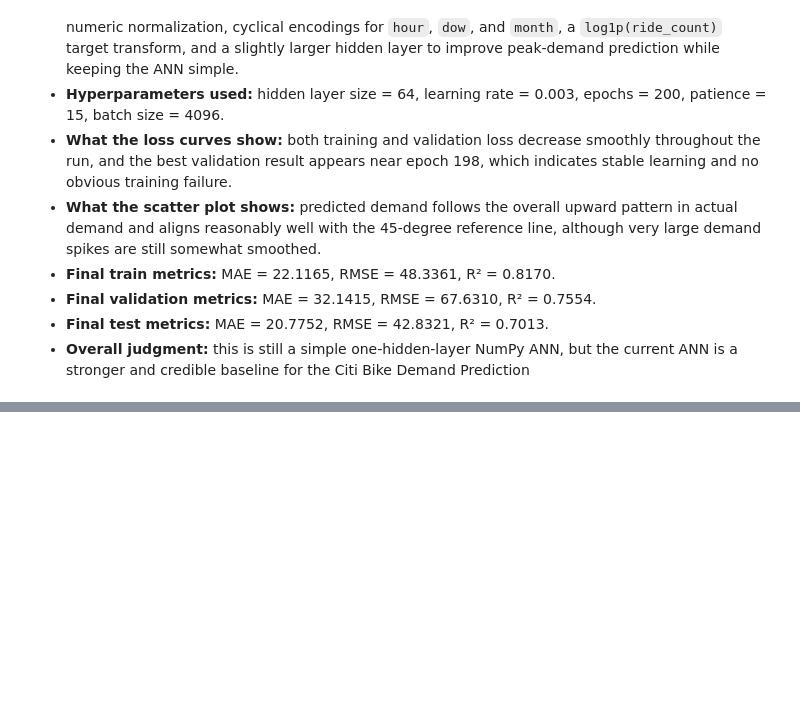
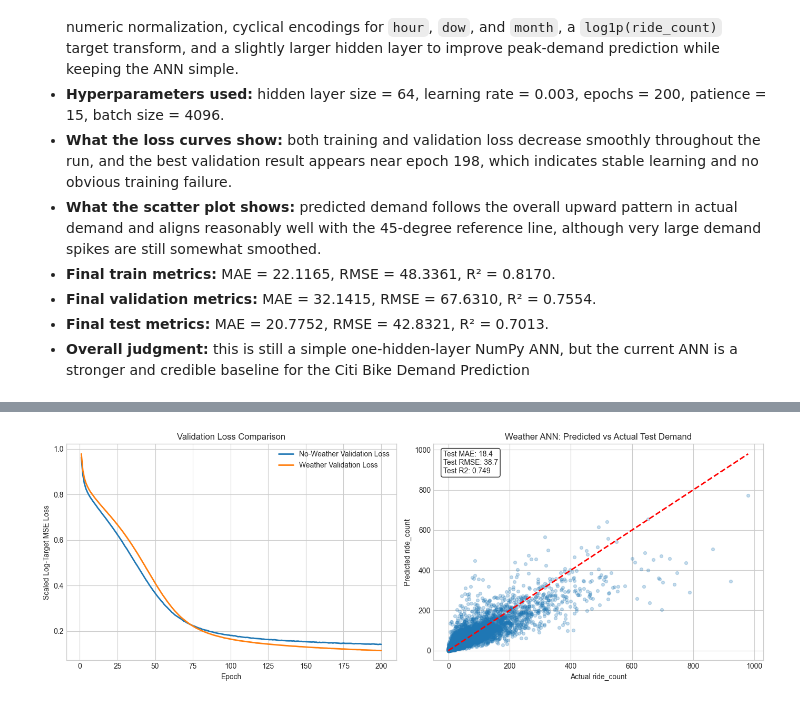
Before and after one commit to melody1030/PAML-Final-Citibike, a Jupyter notebook: ann_demand_prediction.ipynb, the cells around one changed output, grey strips where cells are left out. Cells and saved outputs as stored; diff of their text form; code cells hidden in the pictures; blank space fills up the shorter version.

Commit message:
Update ANN demand prediction notebook

```diff
--- a/ann_demand_prediction.ipynb
+++ b/ann_demand_prediction.ipynb
@@ -102,6 +102,10 @@ The notebook starts from the proposal feature set:
 
 A small practical improvement is used for time variables: when `hour`, `dow`, or `month` are available, they are converted into simple **cyclical sine/cosine features**. This keeps the ANN simple while representing repeating calendar structure more naturally than raw integers alone.
 # %%
+TARGET = 'ride_count'
+if TARGET not in df.columns:
+    raise KeyError(f"Target column '{TARGET}' was not found in the dataset.")
+
 work_df = df.copy()
 
 raw_temporal_candidates = ['hour', 'dow', 'month', 'is_weekend']
@@ -131,7 +135,7 @@ for col in available_temporal_raw + available_weather_numeric + [TARGET]:
 
 # Cyclical encodings help a simple ANN represent repeating time structure.
 # Convert repeating time variables into sine/cosine pairs so the ANN treats
-#boundary values as close together. For example, hour 23 and hour 0 are
+# boundary values as close together. For example, hour 23 and hour 0 are
 # adjacent in real time, even though their raw numeric values are far apart.
 engineered_temporal_features = []
 if 'hour' in work_df.columns:
@@ -732,0 +1070,41 @@ Test metrics: MAE=20.7752, RMSE=42.8321, R2=0.7013
+# %%
+fig, axes = plt.subplots(1, 2, figsize=(14, 5))
+
+axes[0].plot(history['epoch'], history['val_loss'], label='No-Weather Validation Loss', linewidth=2)
+axes[0].plot(weather_history['epoch'], weather_history['val_loss'], label='Weather Validation Loss', linewidth=2)
+axes[0].set_title('Validation Loss Comparison')
+axes[0].set_xlabel('Epoch')
+axes[0].set_ylabel('Scaled Log-Target MSE Loss')
+axes[0].legend()
+
+actual_weather_test = y_test_weather.ravel()
+predicted_weather_test = weather_test_results['predictions'].ravel()
+max_points = 10000
+if len(actual_weather_test) > max_points:
+    weather_sample_idx = np.random.default_rng(42).choice(len(actual_weather_test), size=max_points, replace=False)
+    actual_weather_plot = actual_weather_test[weather_sample_idx]
+    predicted_weather_plot = predicted_weather_test[weather_sample_idx]
+else:
+    actual_weather_plot = actual_weather_test
+    predicted_weather_plot = predicted_weather_test
+
+axes[1].scatter(actual_weather_plot, predicted_weather_plot, alpha=0.25, s=18)
+line_min = float(min(actual_weather_plot.min(), predicted_weather_plot.min()))
+line_max = float(max(actual_weather_plot.max(), predicted_weather_plot.max()))
+axes[1].plot([line_min, line_max], [line_min, line_max], color='red', linestyle='--', linewidth=2)
+axes[1].set_title('Weather ANN: Predicted vs Actual Test Demand')
+axes[1].set_xlabel('Actual ride_count')
+axes[1].set_ylabel('Predicted ride_count')
+axes[1].text(
+    0.03,
+    0.97,
+    f"Test MAE: {weather_test_results['MAE']:.1f}\nTest RMSE: {weather_test_results['RMSE']:.1f}\nTest R2: {weather_test_results['R2']:.3f}",
+    transform=axes[1].transAxes,
+    va='top',
+    bbox={'boxstyle': 'round', 'facecolor': 'white', 'alpha': 0.85},
+)
+
+plt.tight_layout()
+plt.show()
+# %% [output]
+[figure, added]
```
Also changed, not shown: parts of 11 cells of this notebook.
